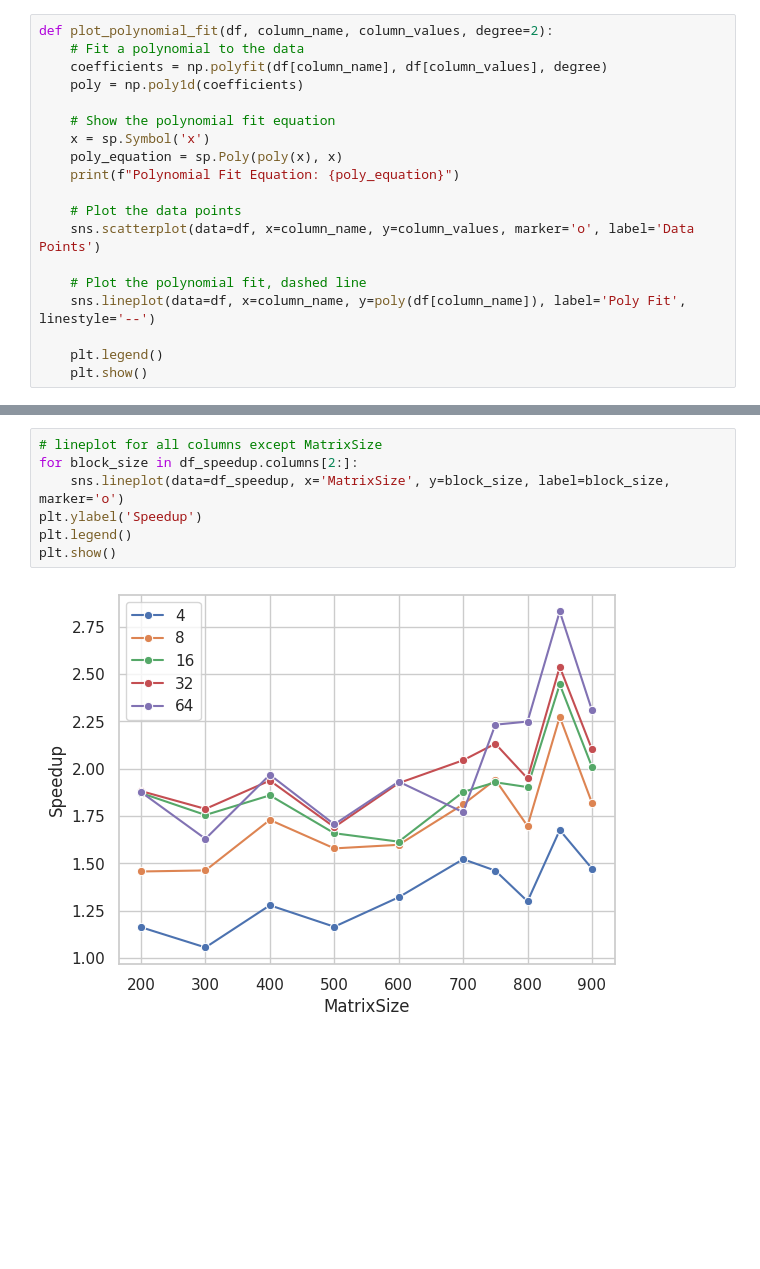
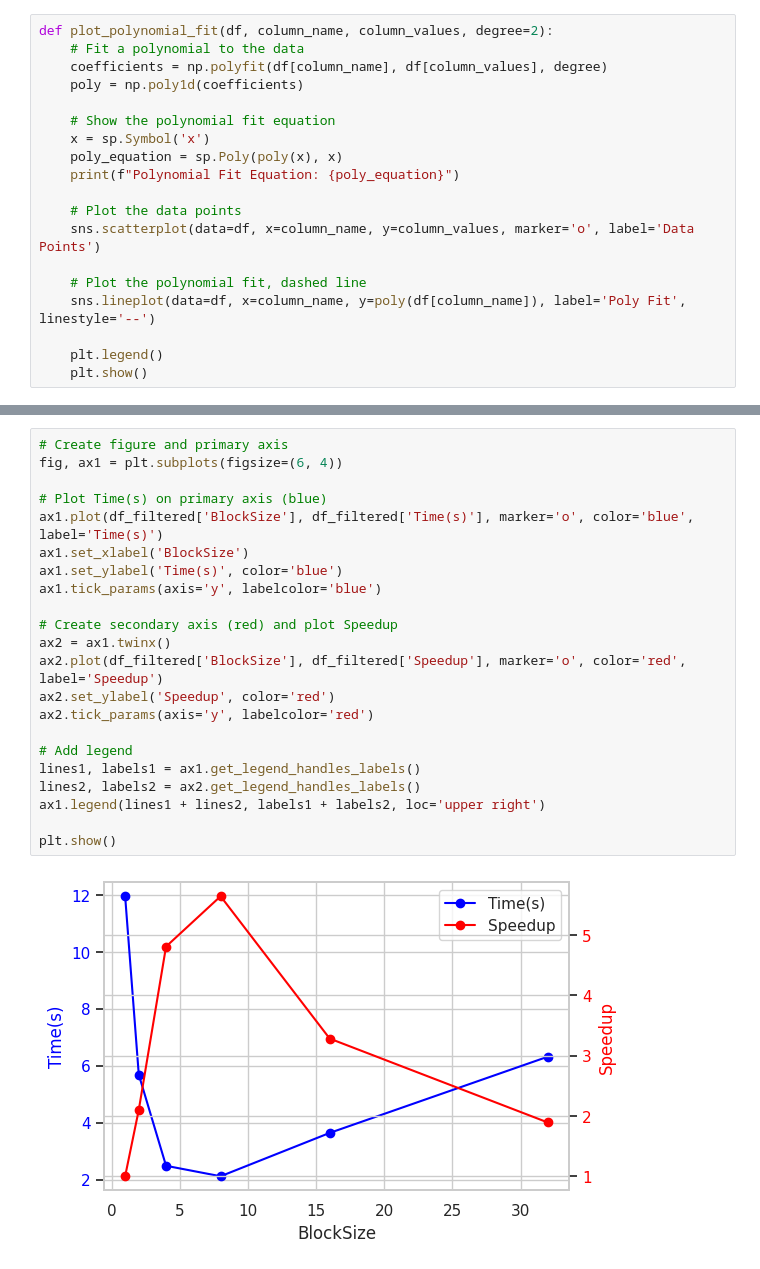
Before and after one commit to michaelsouza/CC0325, a Jupyter notebook: codes/matmat/matmat.ipynb, the cells around one changed output, grey strips where cells are left out. Saved outputs shown, nothing was run; the diff lists cells and outputs as text; blank space fills up the shorter version.

```diff
--- a/codes/matmat/matmat.ipynb
+++ b/codes/matmat/matmat.ipynb
@@ -108,9 +60,24 @@ df_speedup
-# %%
-# lineplot for all columns except MatrixSize
-for block_size in df_speedup.columns[2:]:
-    sns.lineplot(data=df_speedup, x='MatrixSize', y=block_size, label=block_size, marker='o')
-plt.ylabel('Speedup')
-plt.legend()
-plt.show()
-# %% [output]
-[figure, removed]
+# %%
+# Create figure and primary axis
+fig, ax1 = plt.subplots(figsize=(6, 4))
+
+# Plot Time(s) on primary axis (blue)
+ax1.plot(df_filtered['BlockSize'], df_filtered['Time(s)'], marker='o', color='blue', label='Time(s)')
+ax1.set_xlabel('BlockSize')
+ax1.set_ylabel('Time(s)', color='blue')
+ax1.tick_params(axis='y', labelcolor='blue')
+
+# Create secondary axis (red) and plot Speedup
+ax2 = ax1.twinx()
+ax2.plot(df_filtered['BlockSize'], df_filtered['Speedup'], marker='o', color='red', label='Speedup')
+ax2.set_ylabel('Speedup', color='red')
+ax2.tick_params(axis='y', labelcolor='red')
+
+# Add legend
+lines1, labels1 = ax1.get_legend_handles_labels()
+lines2, labels2 = ax2.get_legend_handles_labels()
+ax1.legend(lines1 + lines2, labels1 + labels2, loc='upper right')
+
+plt.show()
+# %% [output]
+[figure, added]
```
Also changed, not shown: parts of 4 cells of this notebook, 1 other file.
